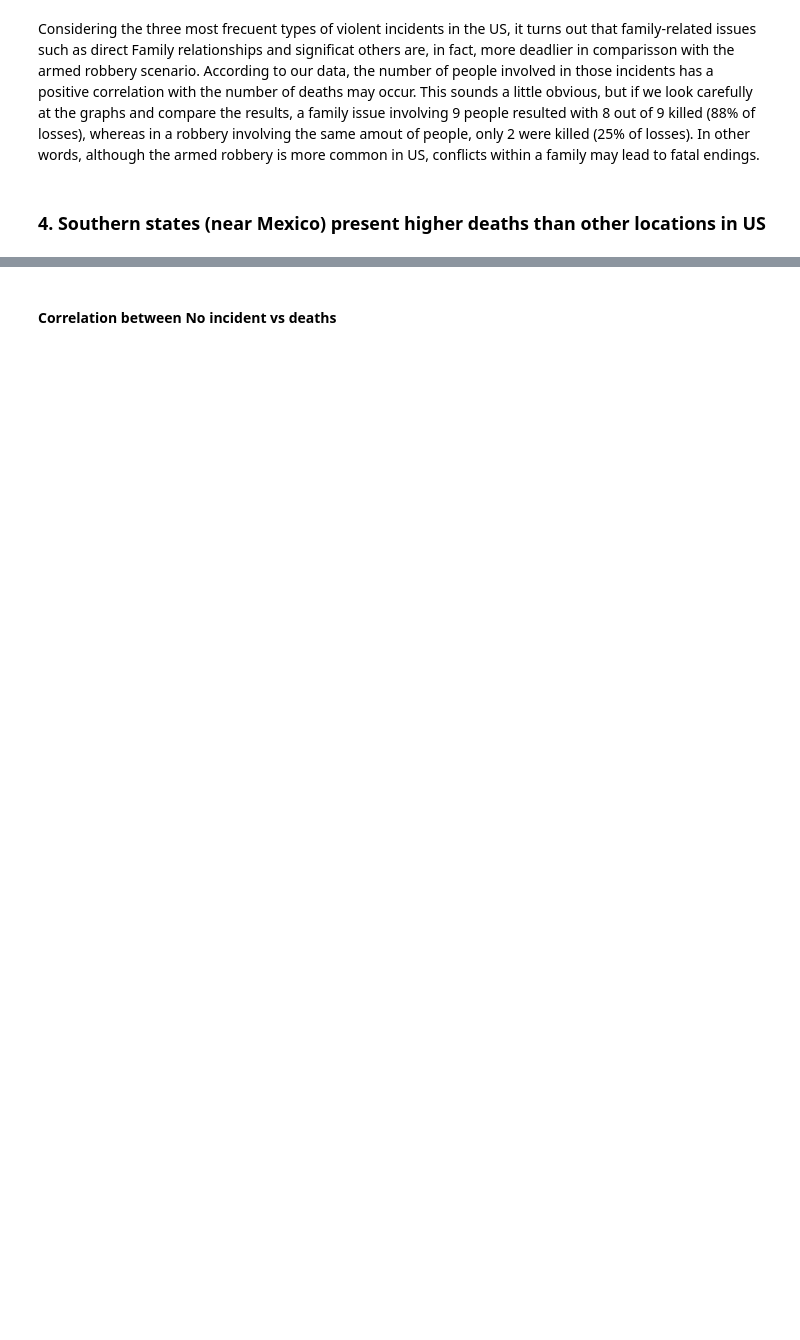
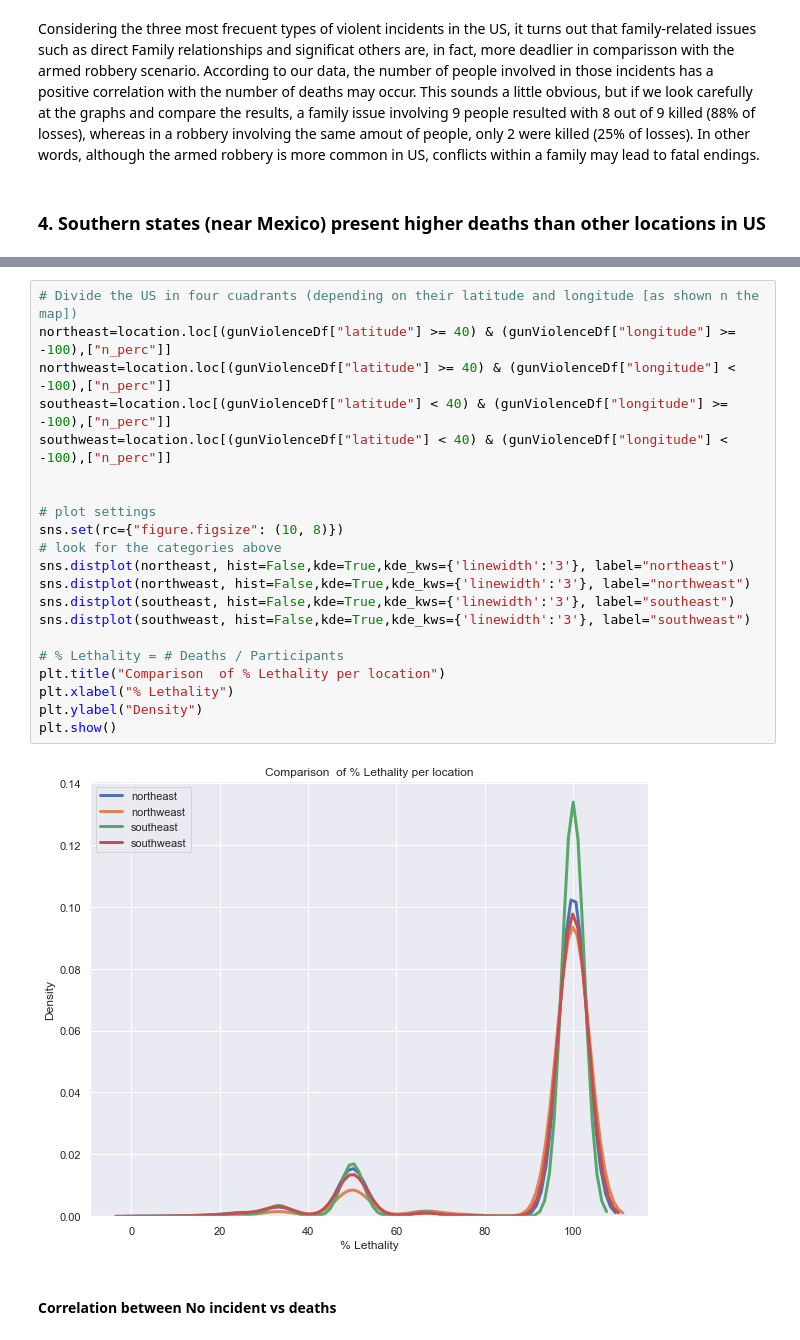
Before and after one commit to palolo02/Project1, a Jupyter notebook: Crime in US.ipynb, the cells around one changed output, grey strips where cells are left out. Cells and saved outputs as stored; diff of their text form; blank space fills up the shorter version.

```diff
--- a/Crime in US.ipynb
+++ b/Crime in US.ipynb
@@ -781,2 +656,25 @@ Comparison between the southerns states:
+# %%
+# Divide the US in four cuadrants (depending on their latitude and longitude [as shown n the map])
+northeast=location.loc[(gunViolenceDf["latitude"] >= 40) & (gunViolenceDf["longitude"] >= -100),["n_perc"]]
+northweast=location.loc[(gunViolenceDf["latitude"] >= 40) & (gunViolenceDf["longitude"] < -100),["n_perc"]]
+southeast=location.loc[(gunViolenceDf["latitude"] < 40) & (gunViolenceDf["longitude"] >= -100),["n_perc"]]
+southweast=location.loc[(gunViolenceDf["latitude"] < 40) & (gunViolenceDf["longitude"] < -100),["n_perc"]]
+
+
+# plot settings
+sns.set(rc={"figure.figsize": (10, 8)})
+# look for the categories above
+sns.distplot(northeast, hist=False,kde=True,kde_kws={'linewidth':'3'}, label="northeast")
+sns.distplot(northweast, hist=False,kde=True,kde_kws={'linewidth':'3'}, label="northweast")
+sns.distplot(southeast, hist=False,kde=True,kde_kws={'linewidth':'3'}, label="southeast")
+sns.distplot(southweast, hist=False,kde=True,kde_kws={'linewidth':'3'}, label="southweast")
+
+# % Lethality = # Deaths / Participants
+plt.title("Comparison  of % Lethality per location")
+plt.xlabel("% Lethality")
+plt.ylabel("Density")
+plt.show()
+# %% [output]
+[figure, added]
 # %% [markdown]
 #### Correlation between No incident vs deaths
```
Also changed, not shown: parts of 13 cells of this notebook.
